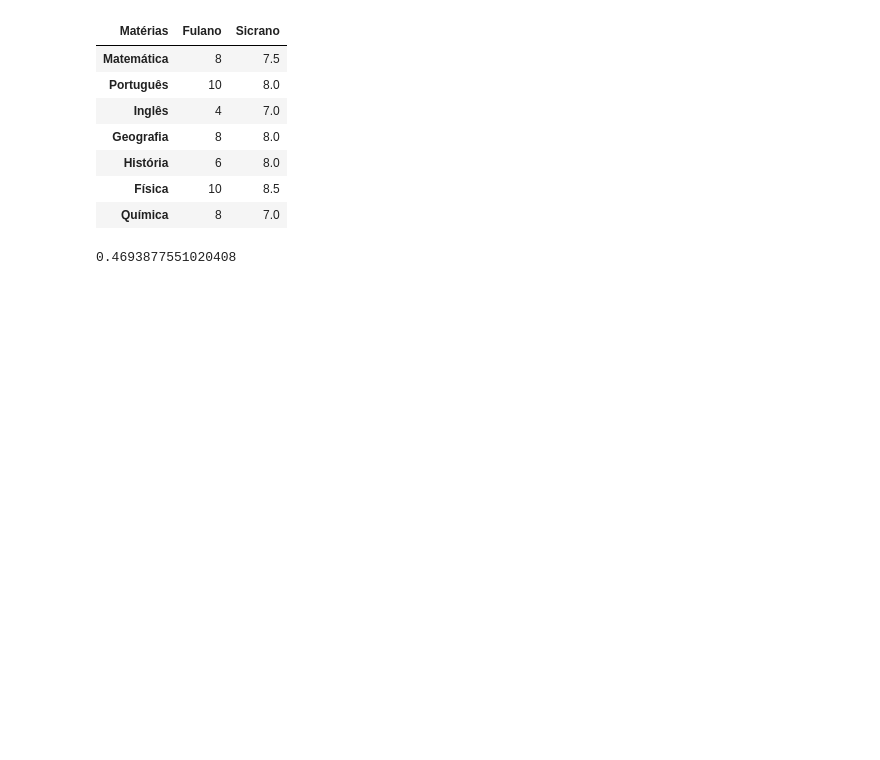
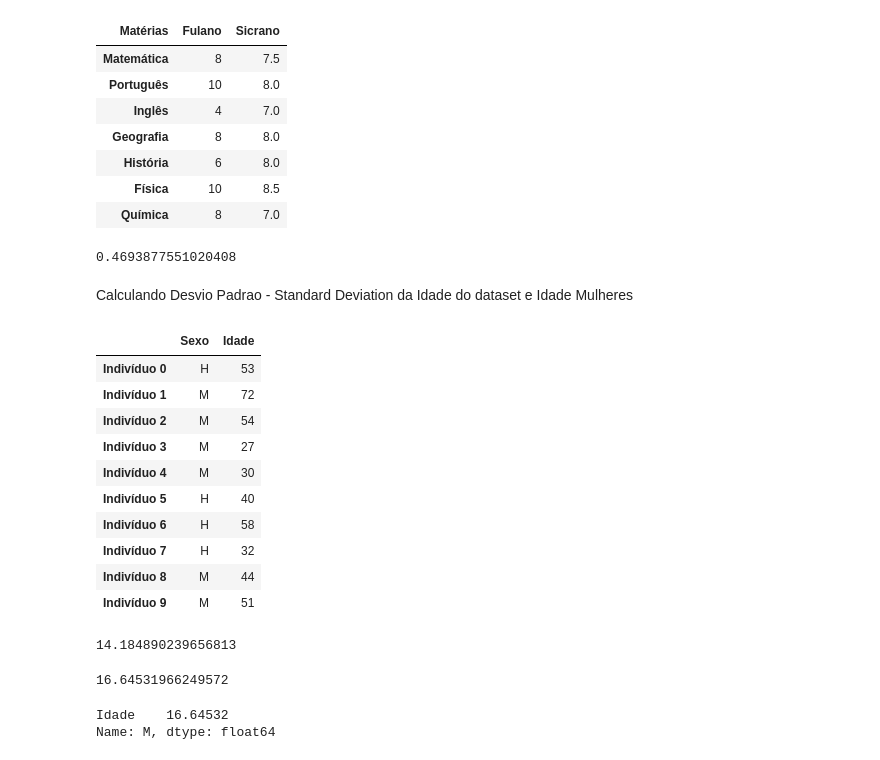
Before and after one commit to ciqueti/Estatistica_Distribuicao_e_Medidas, a Jupyter notebook: Parte_1/Exercícios.ipynb, the cells around one changed output. Cells and saved outputs as stored; diff of their text form; code cells hidden in the pictures; blank space fills up the shorter version.

```diff
--- a/Parte_1/Exercícios.ipynb
+++ b/Parte_1/Exercícios.ipynb
@@ -88,3 +88,5 @@ desvio_sicrano = df['Sicrano'].mad()
 desvio_sicrano
 # %% [output]
 0.4693877551020408
+# %% [markdown]
+Calculando Desvio Padrao - Standard Deviation da Idade do dataset e Idade Mulheres
@@ -90,0 +95,32 @@ desvio_sicrano
+# %%
+dataset = pd.DataFrame(data= {'Sexo': ['H', 'M', 'M', 'M', 'M', 'H', 'H', 'H', 'M', 'M'],
+                              'Idade': [53, 72, 54, 27, 30, 40, 58, 32, 44, 51]})
+dataset.rename(mapper={i :'Indivíduo ' + str(i) for i in range(0,len(dataset))}, axis='index', inplace=True)
+dataset
+# %% [output]
+|  | Sexo | Idade |
+| Indivíduo 0 | H | 53 |
+| Indivíduo 1 | M | 72 |
+| Indivíduo 2 | M | 54 |
+| Indivíduo 3 | M | 27 |
+| Indivíduo 4 | M | 30 |
+| Indivíduo 5 | H | 40 |
+| Indivíduo 6 | H | 58 |
+| Indivíduo 7 | H | 32 |
+| Indivíduo 8 | M | 44 |
+| Indivíduo 9 | M | 51 |
+# %%
+dataset['Idade'].std()
+# %% [output]
+14.184890239656813
+# %%
+selecao = dataset['Sexo'].isin(['M'])
+dataset_feminino = dataset[selecao]
+dataset_feminino['Idade'].std()
+# %% [output]
+16.64531966249572
+# %%
+dataset.groupby(by=['Sexo']).std().loc['M']
+# %% [output]
+Idade    16.64532
+Name: M, dtype: float64
```
Also changed, not shown: parts of 1 cell of this notebook, 2 other files.
